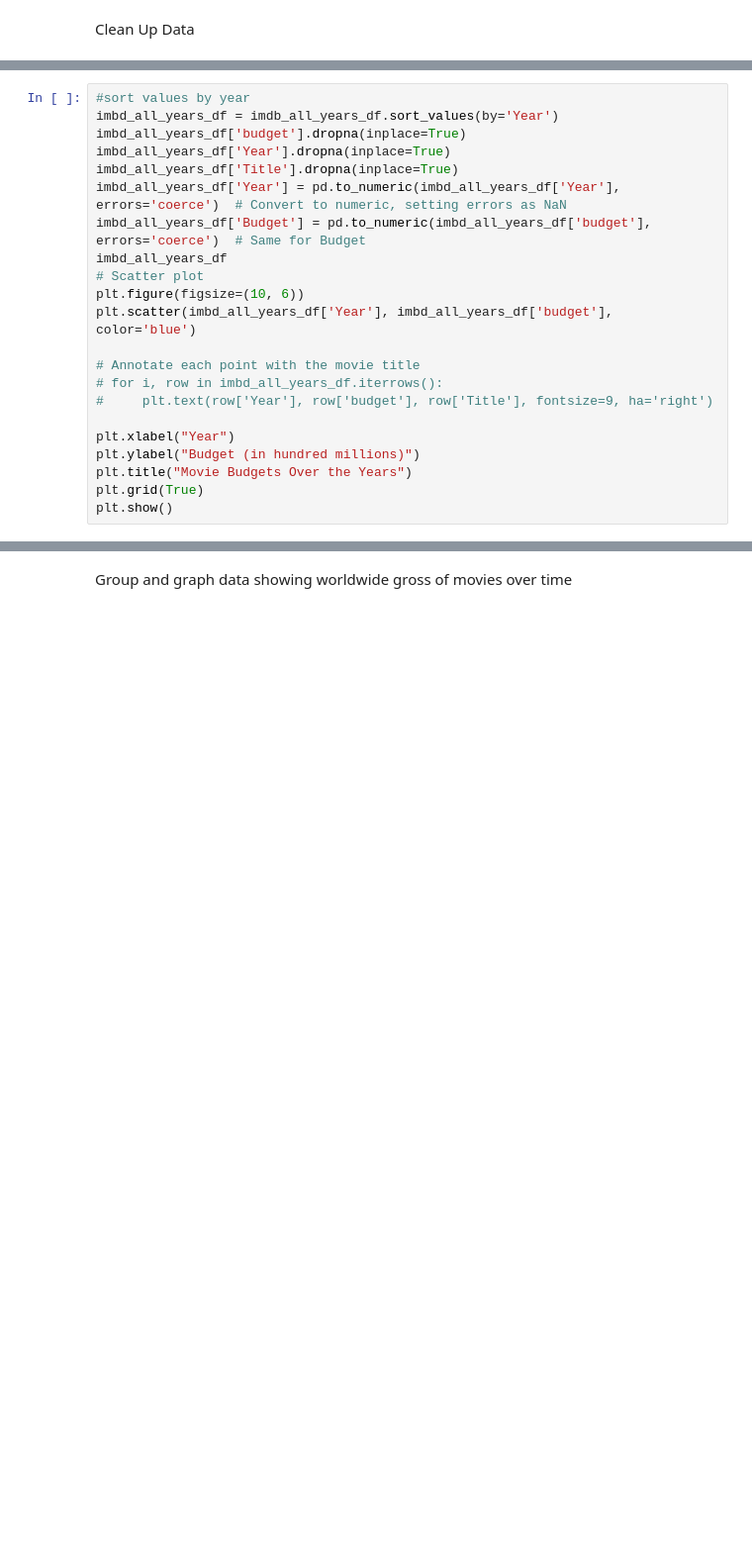
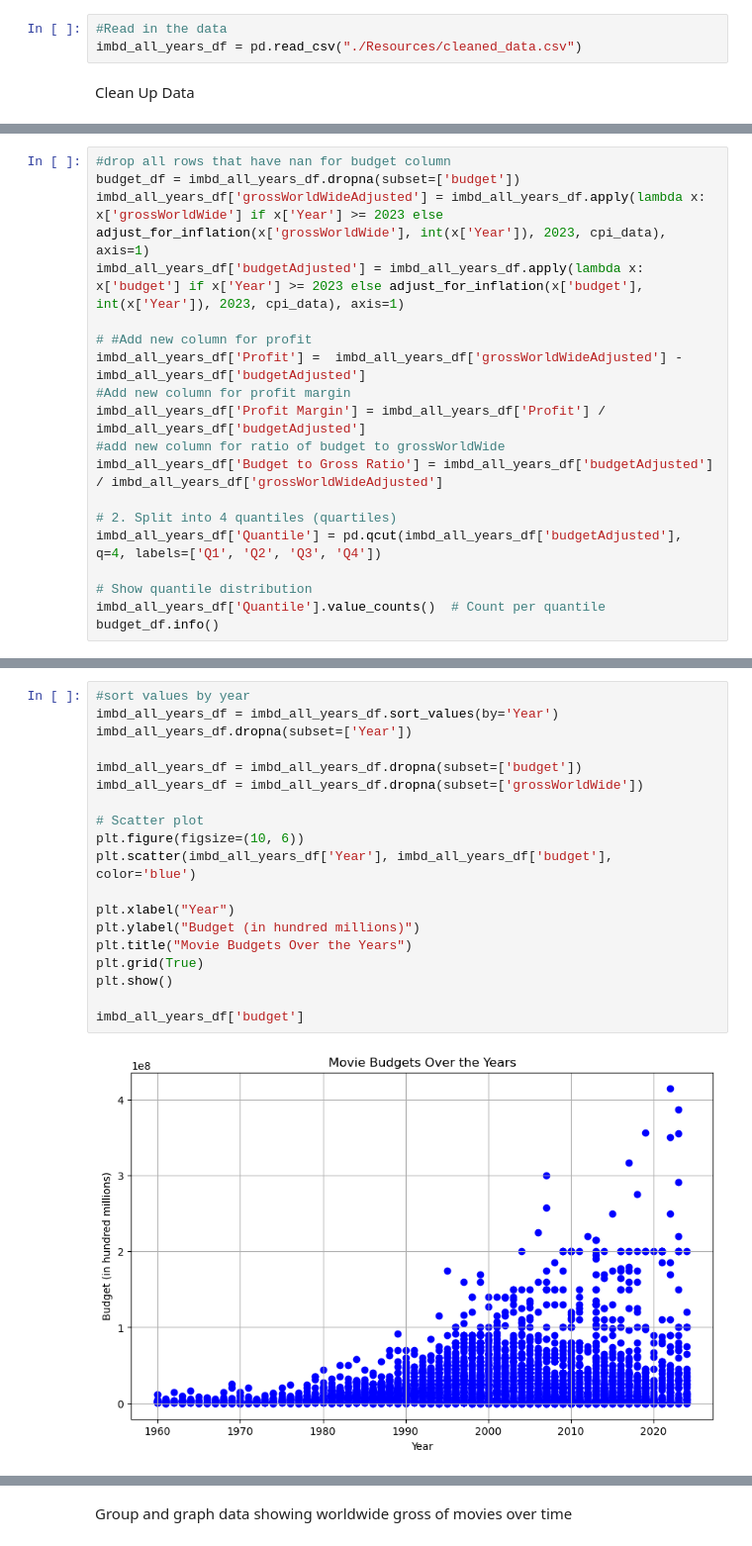
Before and after one commit to DaxKelson/aibootcampGroup3Project1, a Jupyter notebook: min_budget_threshold.ipynb, the cells around one changed output, grey strips where cells are left out. Shown at 99% size. Cells and saved outputs as stored; diff of their text form; blank space fills up the shorter version.

```diff
--- a/min_budget_threshold.ipynb
+++ b/min_budget_threshold.ipynb
@@ -34,2 +33,5 @@ imdb_all_years_df = pd.read_csv("./Resources/cleaned_data.csv")
+# %%
+#Read in the data
+imbd_all_years_df = pd.read_csv("./Resources/cleaned_data.csv")
 # %% [markdown]
 Clean Up Data
@@ -43,0 +38,19 @@ budget_df.info()
+# %%
+#drop all rows that have nan for budget column
+budget_df = imbd_all_years_df.dropna(subset=['budget'])
+imbd_all_years_df['grossWorldWideAdjusted'] = imbd_all_years_df.apply(lambda x: x['grossWorldWide'] if x['Year'] >= 2023 else adjust_for_inflation(x['grossWorldWide'], int(x['Year']), 2023, cpi_data), axis=1)
+imbd_all_years_df['budgetAdjusted'] = imbd_all_years_df.apply(lambda x: x['budget'] if x['Year'] >= 2023 else adjust_for_inflation(x['budget'], int(x['Year']), 2023, cpi_data), axis=1)
+
+# #Add new column for profit
+imbd_all_years_df['Profit'] =  imbd_all_years_df['grossWorldWideAdjusted'] - imbd_all_years_df['budgetAdjusted']
+#Add new column for profit margin
+imbd_all_years_df['Profit Margin'] = imbd_all_years_df['Profit'] / imbd_all_years_df['budgetAdjusted']
+#add new column for ratio of budget to grossWorldWide
+imbd_all_years_df['Budget to Gross Ratio'] = imbd_all_years_df['budgetAdjusted'] / imbd_all_years_df['grossWorldWideAdjusted']
+
+# 2. Split into 4 quantiles (quartiles)
+imbd_all_years_df['Quantile'] = pd.qcut(imbd_all_years_df['budgetAdjusted'], q=4, labels=['Q1', 'Q2', 'Q3', 'Q4'])
+
+# Show quantile distribution
+imbd_all_years_df['Quantile'].value_counts()  # Count per quantile
+budget_df.info()
@@ -46,22 +95,21 @@ imdb_all_years_df.dtypes
 # %%
 #sort values by year
-imbd_all_years_df = imdb_all_years_df.sort_values(by='Year')
-imbd_all_years_df['budget'].dropna(inplace=True)
-imbd_all_years_df['Year'].dropna(inplace=True)
-imbd_all_years_df['Title'].dropna(inplace=True)
-imbd_all_years_df['Year'] = pd.to_numeric(imbd_all_years_df['Year'], errors='coerce')  # Convert to numeric, setting errors as NaN
-imbd_all_years_df['Budget'] = pd.to_numeric(imbd_all_years_df['budget'], errors='coerce')  # Same for Budget
-imbd_all_years_df
+imbd_all_years_df = imbd_all_years_df.sort_values(by='Year')
+imbd_all_years_df.dropna(subset=['Year'])
+
+imbd_all_years_df = imbd_all_years_df.dropna(subset=['budget'])
+imbd_all_years_df = imbd_all_years_df.dropna(subset=['grossWorldWide'])
+
 # Scatter plot
 plt.figure(figsize=(10, 6))
 plt.scatter(imbd_all_years_df['Year'], imbd_all_years_df['budget'], color='blue')
-
-# Annotate each point with the movie title
-# for i, row in imbd_all_years_df.iterrows():
-#     plt.text(row['Year'], row['budget'], row['Title'], fontsize=9, ha='right')
 
 plt.xlabel("Year")
 plt.ylabel("Budget (in hundred millions)")
 plt.title("Movie Budgets Over the Years")
 plt.grid(True)
 plt.show()
+
+imbd_all_years_df['budget']
+# %% [output]
+[figure, added]
```
Also changed, not shown: parts of 15 cells of this notebook.
